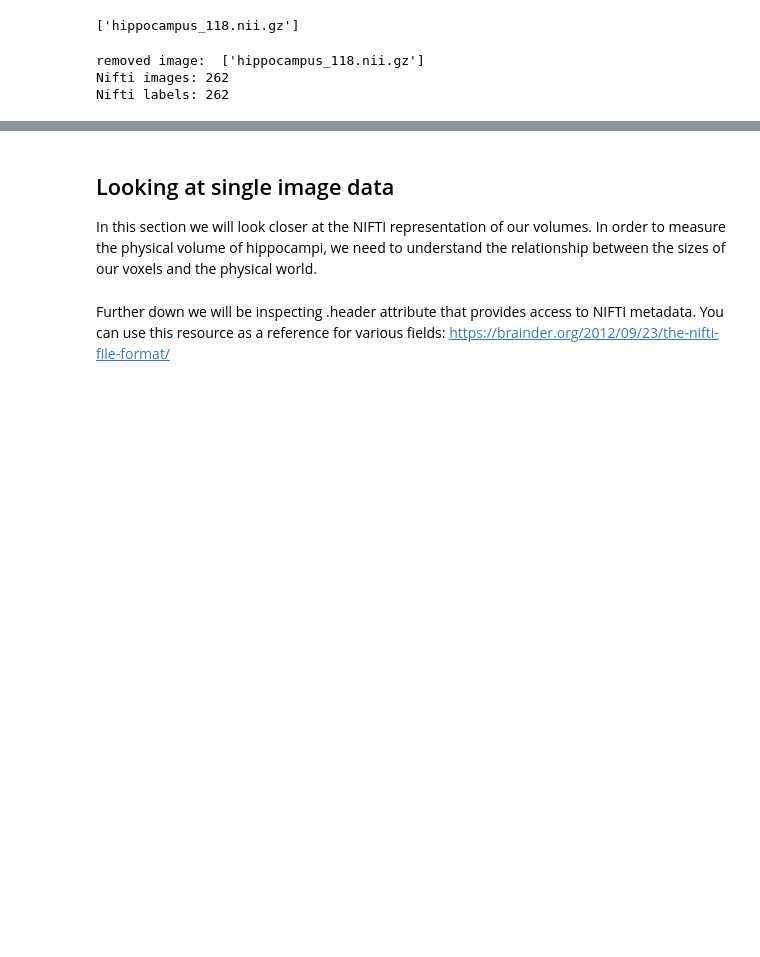
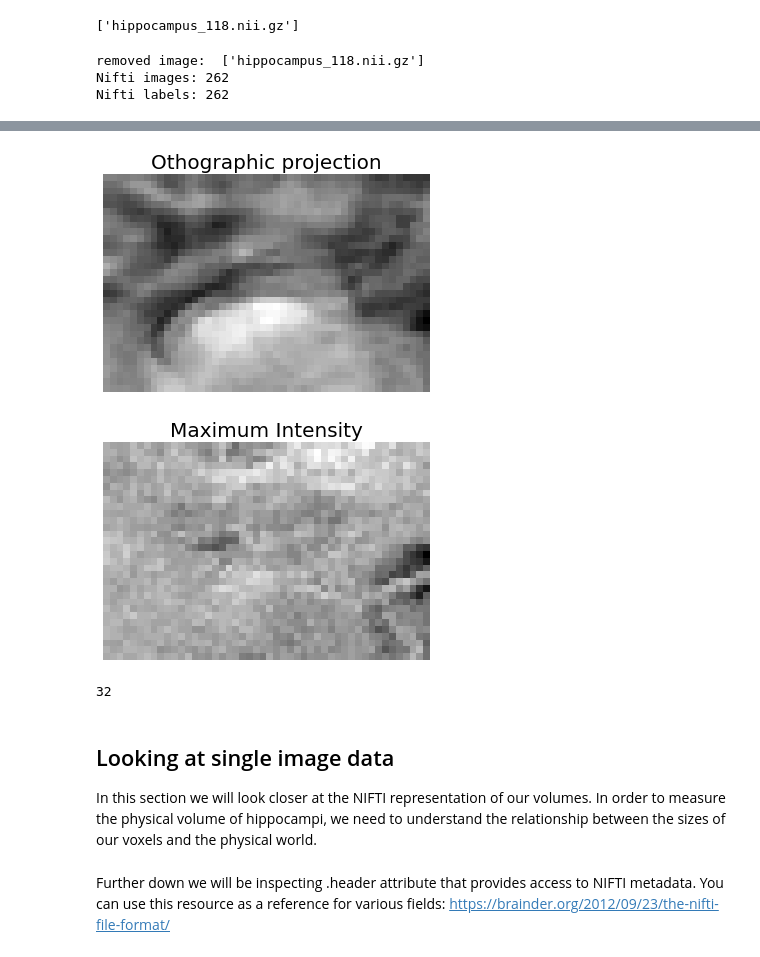
Before and after one commit to pdagger/AI_Healthcare_Projects, a Jupyter notebook: Hippocampal_Volume_Quantification_Alzheimer_Progression/section1/Final Project EDA.ipynb, the cells around one changed output, grey strips where cells are left out. Drawn from its saved outputs; the diff is of its cells as text; code cells hidden in the pictures; blank space fills up the shorter version.

```diff
--- a/Hippocampal_Volume_Quantification_Alzheimer_Progression/section1/Final Project EDA.ipynb
+++ b/Hippocampal_Volume_Quantification_Alzheimer_Progression/section1/Final Project EDA.ipynb
@@ -76,3 +119,37 @@ Load volume into 3D Slicer to validate that your visualization is correct and ge
+# %%
+# Stand out suggestion: use one of the simple Volume Rendering algorithms that we've
+# implemented in one of our earlier lessons to visualize some of these volumes
+
+def orthographic_projection(img):
+    projection = np.zeros((img.shape[1], img.shape[2]))
+    for image in img:
+        projection += image
+
+    plt.figure()
+    plt.imshow(projection, cmap='gray')
+    plt.title("Othographic projection", size=20)
+    plt.axis("off")
+
+def maximum_intensity_projection(img):
+    projection = np.zeros((img.shape[1], img.shape[2]))
+    for image in img:
+        projection = np.maximum(projection, image)
+
+    plt.figure()
+    plt.imshow(projection, cmap='gray')
+    plt.title("Maximum Intensity", size=20)
+    plt.axis("off")
+
+n = 10
+orthographic_projection(np.transpose(images[n].get_fdata(), (0,2,1)))
+maximum_intensity_projection(np.transpose(images[n].get_fdata(), (0,2,1)))
+# %% [output]
+[figure, added]
+[figure, added]
+# %%
+np.transpose(labels[n].get_fdata(), (0,2,1)).shape[1]
+# %% [output]
+32
 # %% [markdown]
 ## Looking at single image data
 In this section we will look closer at the NIFTI representation of our volumes. In order to measure the physical volume of hippocampi, we need to understand the relationship between the sizes of our voxels and the physical world.
```
Also changed, not shown: parts of 8 cells of this notebook.
